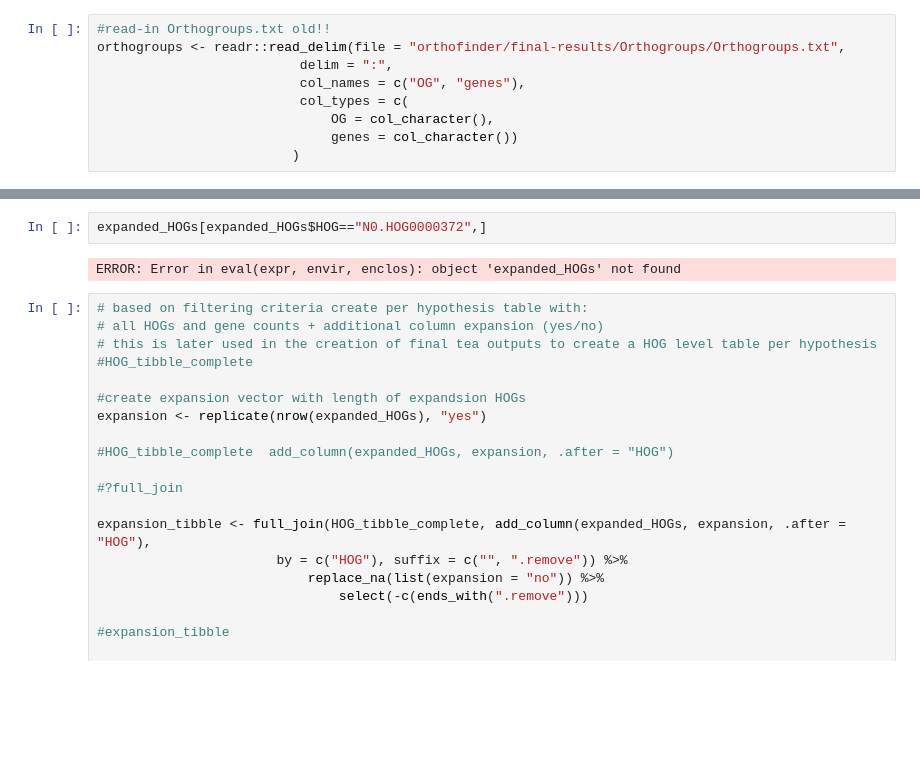
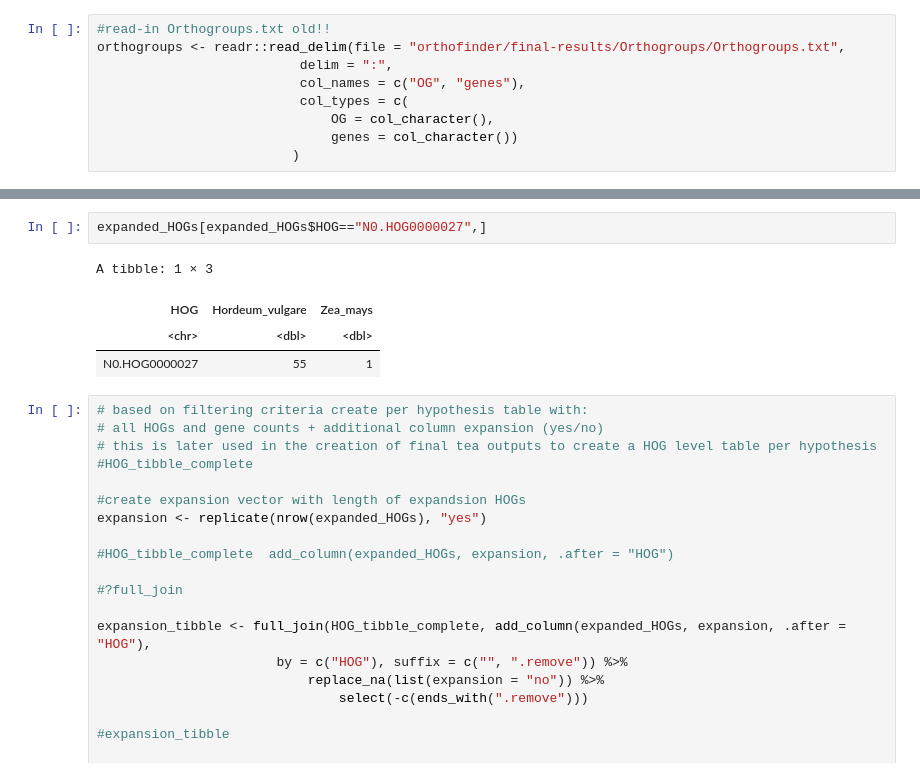
Before and after one commit to tgstoecker/A2TEA.Workflow, a Jupyter notebook: R_expansion.ipynb, the cells around one changed output, grey strips where cells are left out. Saved outputs shown, nothing was run; the diff lists cells and outputs as text; blank space fills up the shorter version.

```diff
--- a/R_expansion.ipynb
+++ b/R_expansion.ipynb
@@ -335,7 +324,10 @@ A tibble: 6 × 3
 # %%
-expanded_HOGs[expanded_HOGs$HOG=="N0.HOG0000372",]
+expanded_HOGs[expanded_HOGs$HOG=="N0.HOG0000027",]
 # %% [output]
-ERROR: Error in eval(expr, envir, enclos): object 'expanded_HOGs' not found
+A tibble: 1 × 3
+| HOG | Hordeum_vulgare | Zea_mays |
+| <chr> | <dbl> | <dbl> |
+| N0.HOG0000027 | 55 | 1 |
 # %%
 # based on filtering criteria create per hypothesis table with:
 # all HOGs and gene counts + additional column expansion (yes/no)
```
Also changed, not shown: parts of 15 cells of this notebook, 5 other files.
